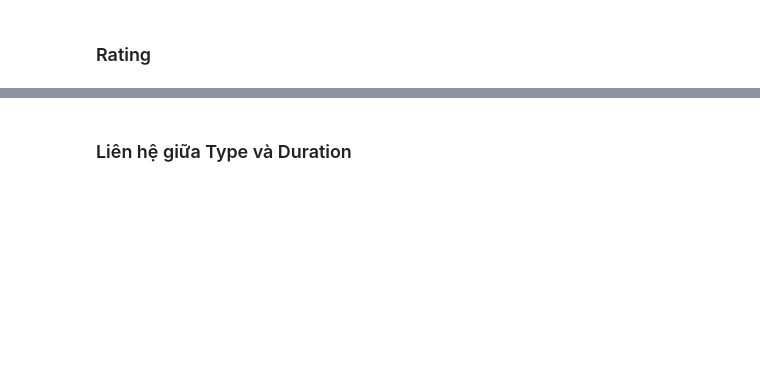
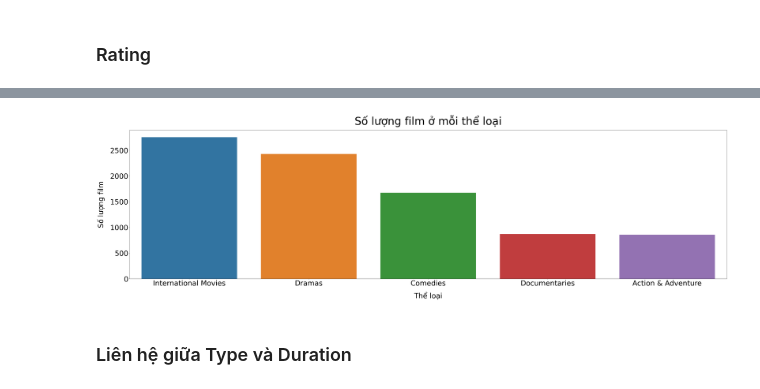
Before and after one commit to nhttrn84/Data_Visualization, a Jupyter notebook: relationship.ipynb, the cells around one changed output, grey strips where cells are left out. Cells and saved outputs as stored; diff of their text form; code cells hidden in the pictures; blank space fills up the shorter version.

```diff
--- a/relationship.ipynb
+++ b/relationship.ipynb
@@ -300,0 +371,5 @@ plt.show()
+# %%
+#creating a dataframe for movies
+movie = (df['type'] == 'Movie')
+movie_df = df[movie]
+movie_df.head()
@@ -301,2 +383,28 @@ plt.show()
+# %%
+#movie genres
+genres = {}
+for genre in movie_df['listed_in']:
+    for i in genre.split(','):
+        i=i.strip()
+        if i not in genres:
+            genres[i] = 1
+        else:
+            genres[i] += 1
+
+genre_movie_df = pd.DataFrame(list(genres.items()), columns= ['Genre', 'Number of Movies'])
+genre_movie_df['Genre'].unique()
+genre_movie_df.sort_values(by = 'Number of Movies', ascending = False).head()
+top_genres = genre_movie_df.nlargest(5, columns="Number of Movies")
+# %%
+fig, ax = plt.subplots(figsize=(60, 15))
+sns.barplot(x='Genre', y='Number of Movies',
+            data=top_genres.sort_values(by='Number of Movies', ascending=False), hue="Genre", legend=False)
+ax.set_title("Số lượng film ở mỗi thể loại", fontsize=60, pad=30)
+plt.tick_params(labelsize=40)
+ax.set_xlabel('Thể loại', fontsize=40, labelpad=30)
+ax.set_ylabel('Số lượng film', fontsize=40, labelpad=30)
+plt.show()
+# %% [output]
+[figure, added]
 # %% [markdown]
 ### Liên hệ giữa Type và Duration
```
Also changed, not shown: parts of 10 cells of this notebook.
